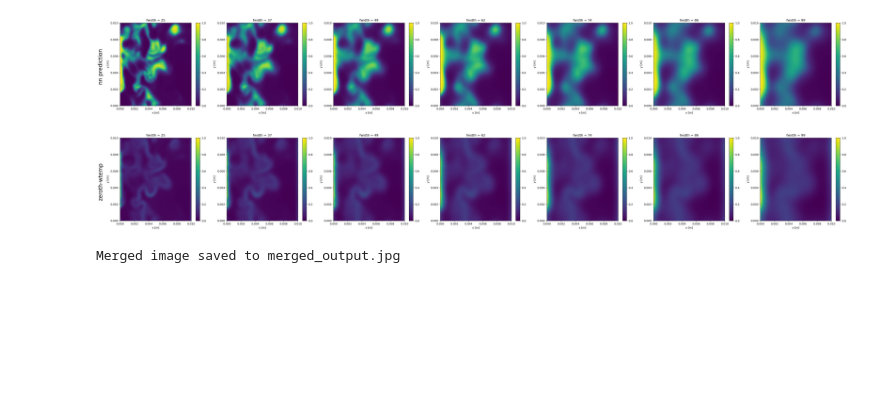
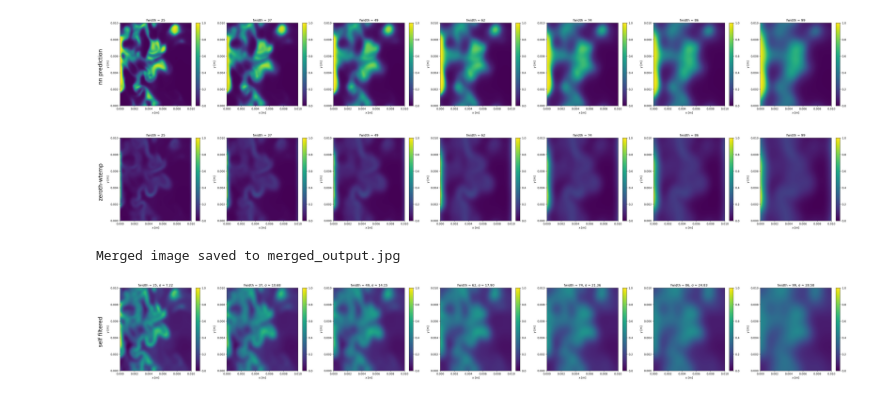
Before and after one commit to MedBox19/TAS-AE2224-I, a Jupyter notebook: mission2/Mission2.ipynb, the cells around one changed output. Saved outputs shown, nothing was run; the diff lists cells and outputs as text; code cells hidden in the pictures; blank space fills up the shorter version.

```diff
--- a/mission2/Mission2.ipynb
+++ b/mission2/Mission2.ipynb
@@ -238,7 +251,6 @@ Merged image saved to merged_output.jpg
 # %%
 # MANUAL GAUDIAN FILTER
 
-'''
 import numpy as np
 import matplotlib.pyplot as plt
 import scipy
@@ -260,34 +272,35 @@ data_orig = np.fromfile(data_path, count=-1, dtype=np.float64).reshape(nx, ny)
 # Pre-filter all datasets and normalize globally
 filtered_normalized = []
 global_min, global_max = np.inf, -np.inf
 
 # First pass: compute all filtered data and track global min/max
 for fwidth in fwidth_n:
     sigma = fwidth / np.sqrt(12.0)
     data_filtered = scipy.ndimage.gaussian_filter(data_orig, sigma=sigma, mode='reflect', radius=100)
     global_min = min(global_min, np.min(data_filtered))
     global_max = max(global_max, np.max(data_filtered))
     filtered_normalized.append(data_filtered)
 
 # Normalize to [0, 1]
 filtered_normalized = [(d - global_min) / (global_max - global_min) for d in filtered_normalized]
 
 # Create figure and subplots
 plt.figure(figsize=(40, 5))
 
 for i, (fwidth, data_norm) in enumerate(zip(fwidth_n, filtered_normalized)):
     sigma = fwidth / np.sqrt(12.0)
 
     plt.subplot(1, 7, i + 1)
     mesh = plt.pcolor(x, y, np.moveaxis(data_norm, (0, 1), (1, 0)),
                       cmap='viridis', vmin=0, vmax=1, shading='auto')
     plt.colorbar(mesh)
     plt.title(f"fwidth = {fwidth}, σ ≈ {sigma:.2f}")
     plt.xlabel("x [m]")
     plt.ylabel("y [m]")
 
-plt.tight_layout()
-plt.savefig("DNS-data-ideal-les.png", dpi=300)
+plt.subplots_adjust(left=0.04, right=0.98, top=0.95, bottom=0.1)
+plt.figtext(0.015, 0.5, "self filtered", va='center', ha='center', rotation='vertical', fontsize=20)
+plt.savefig("self-filtered.png", dpi=300)
 plt.show()
-
-'''
+# %% [output]
+[figure, added]
```
Also changed, not shown: parts of 3 cells of this notebook, 2 other files.
